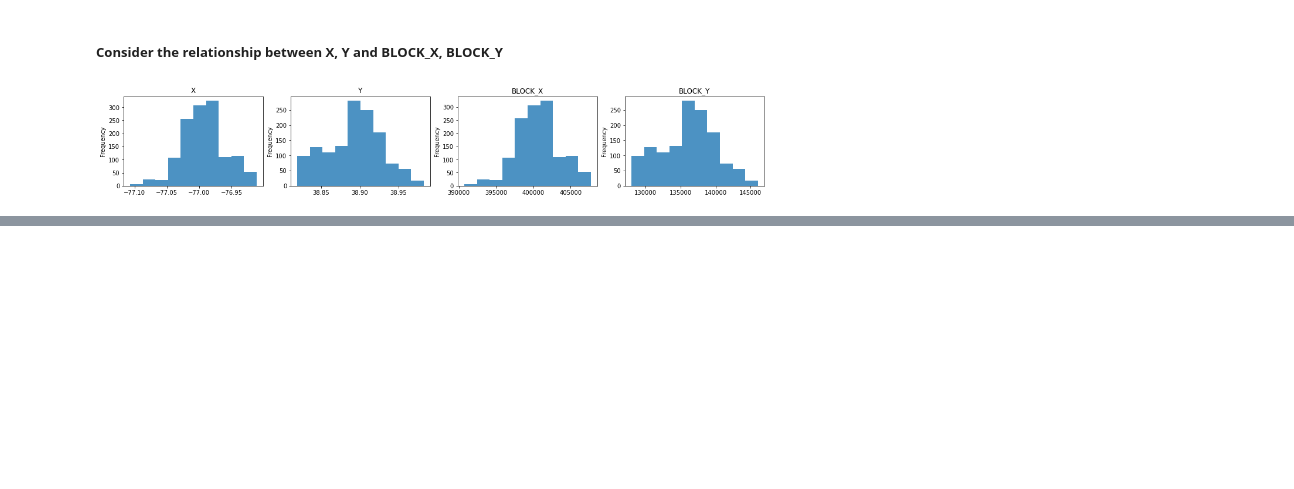
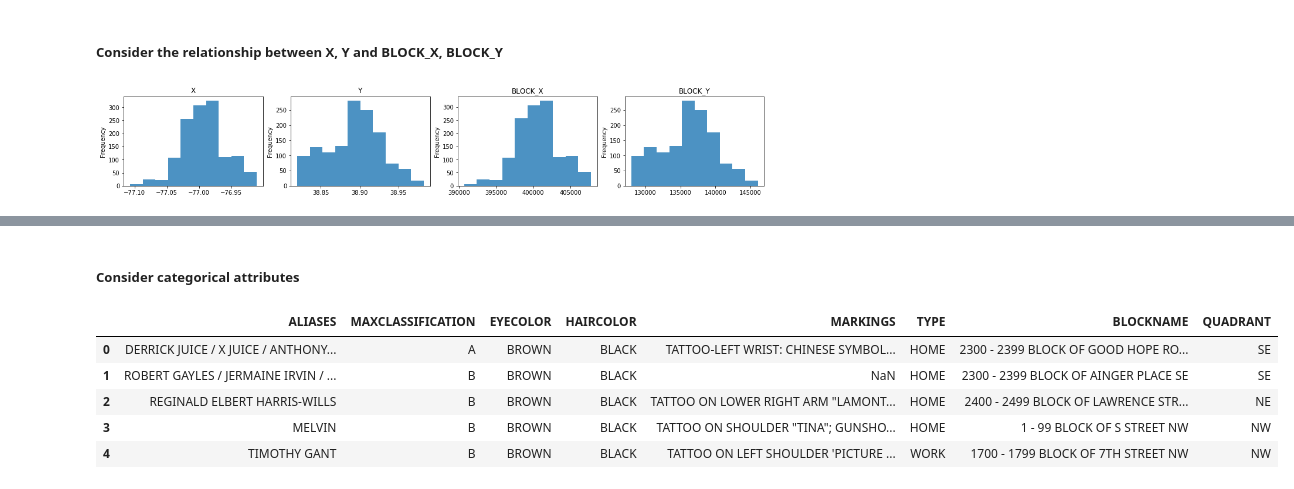
Before and after one commit to Truong1311/FinalProject_LTCKHDL, a Jupyter notebook: Sang.ipynb, the cells around one changed output, grey strips where cells are left out. Saved outputs shown, nothing was run; the diff lists cells and outputs as text; code cells hidden in the pictures; blank space fills up the shorter version.

```diff
--- a/Sang.ipynb
+++ b/Sang.ipynb
@@ -212,0 +241,14 @@ plt.show()
+# %%
+data_df=data_df.drop(['BLOCK_X','BLOCK_Y'],axis=1)
+# %% [markdown]
+##### Consider categorical attributes
+# %%
+category_df=data_df.select_dtypes(include=['object'])
+category_df.head(5)
+# %% [output]
+|  | ALIASES | MAXCLASSIFICATION | EYECOLOR | HAIRCOLOR | MARKINGS | TYPE | BLOCKNAME | QUADRANT |
+| 0 | DERRICK JUICE / X JUICE / ANTHONY... | A | BROWN | BLACK | TATTOO-LEFT WRIST: CHINESE SYMBOL... | HOME | 2300 - 2399 BLOCK OF GOOD HOPE RO... | SE |
+| 1 | ROBERT GAYLES / JERMAINE IRVIN / ... | B | BROWN | BLACK | NaN | HOME | 2300 - 2399 BLOCK OF AINGER PLACE SE | SE |
+| 2 | REGINALD ELBERT HARRIS-WILLS | B | BROWN | BLACK | TATTOO ON LOWER RIGHT ARM "LAMONT... | HOME | 2400 - 2499 BLOCK OF LAWRENCE STR... | NE |
+| 3 | MELVIN | B | BROWN | BLACK | TATTOO ON SHOULDER "TINA"; GUNSHO... | HOME | 1 - 99 BLOCK OF S STREET NW | NW |
+| 4 | TIMOTHY GANT | B | BROWN | BLACK | TATTOO ON LEFT SHOULDER 'PICTURE ... | WORK | 1700 - 1799 BLOCK OF 7TH STREET NW | NW |
```
Also changed, not shown: parts of 6 cells of this notebook, 1 other file.
